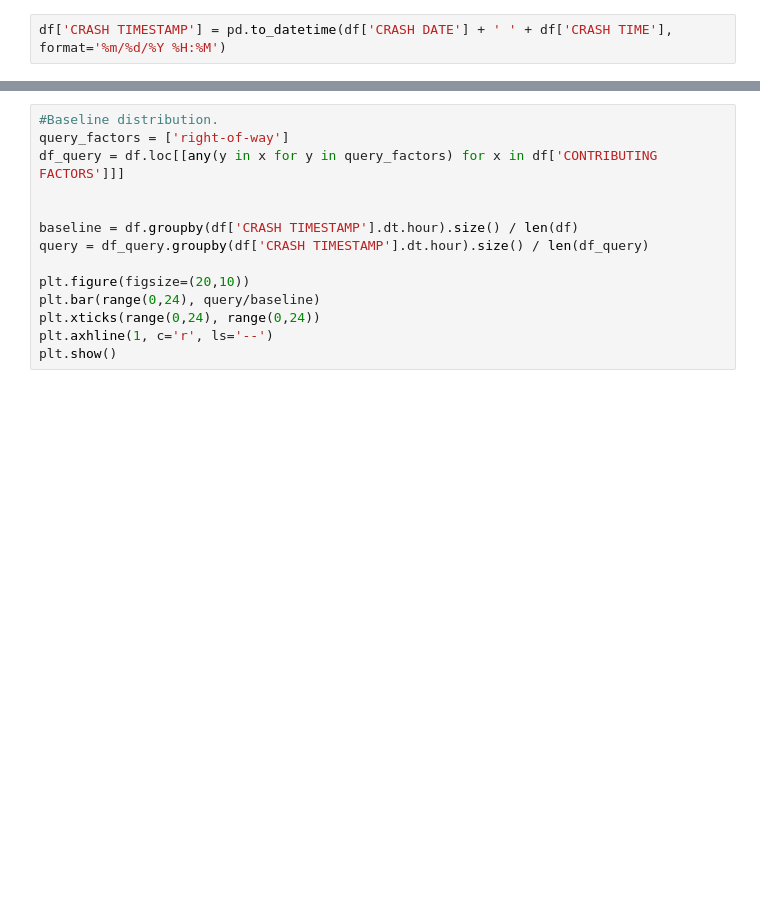
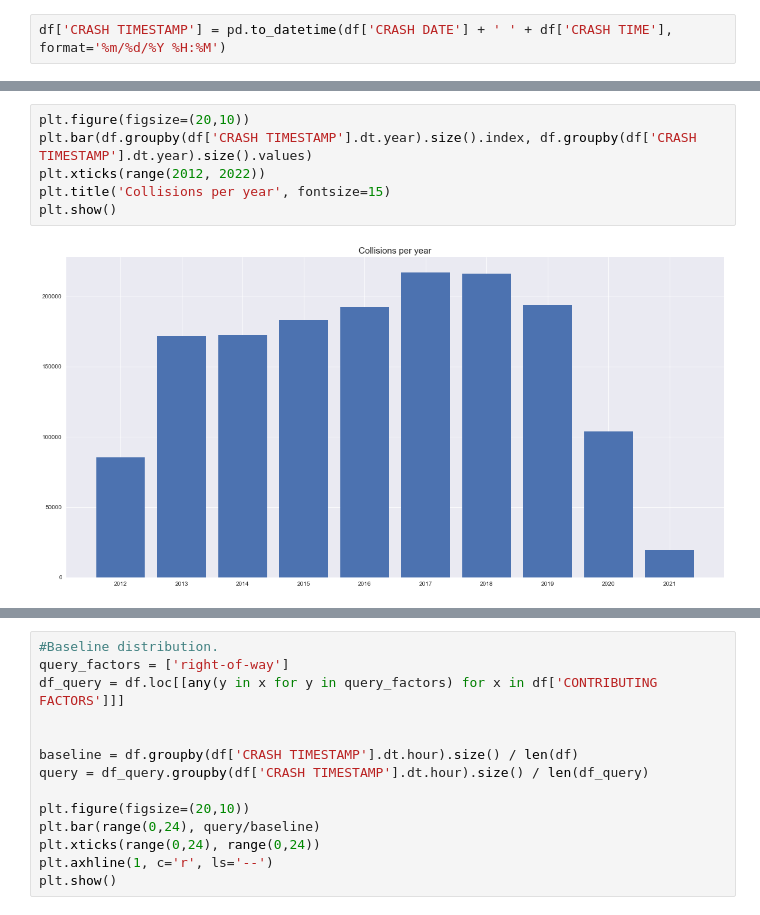
Before and after one commit to rasgaard/socialdatascience, a Jupyter notebook: notebook.ipynb, the cells around one changed output, grey strips where cells are left out. Drawn from its saved outputs; the diff is of its cells as text; blank space fills up the shorter version.

```diff
--- a/notebook.ipynb
+++ b/notebook.ipynb
@@ -117,3 +122,11 @@ plt.show()
+# %%
+plt.figure(figsize=(20,10))
+plt.bar(df.groupby(df['CRASH TIMESTAMP'].dt.year).size().index, df.groupby(df['CRASH TIMESTAMP'].dt.year).size().values)
+plt.xticks(range(2012, 2022))
+plt.title('Collisions per year', fontsize=15)
+plt.show()
+# %% [output]
+[figure, added]
 # %%
 plt.figure(figsize=(20,10))
 plt.bar(df.groupby(df['CRASH TIMESTAMP'].dt.hour).size().index, df.groupby(df['CRASH TIMESTAMP'].dt.hour).size().values)
```
Also changed, not shown: parts of 8 cells of this notebook.
